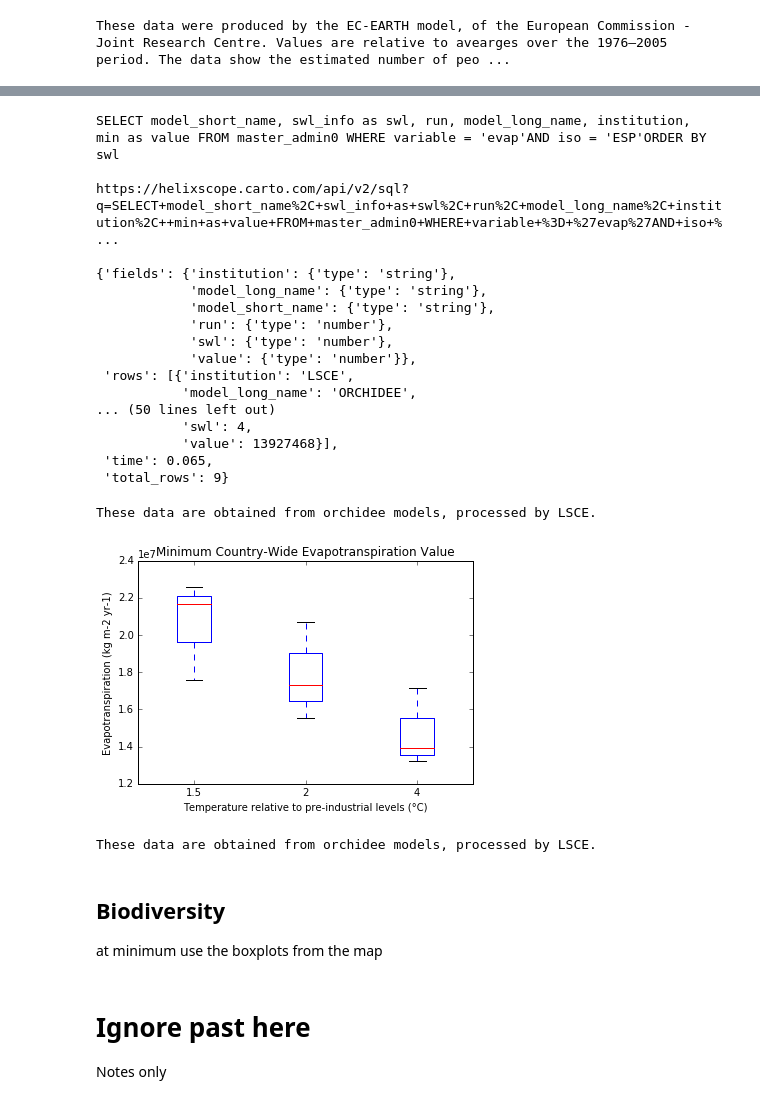
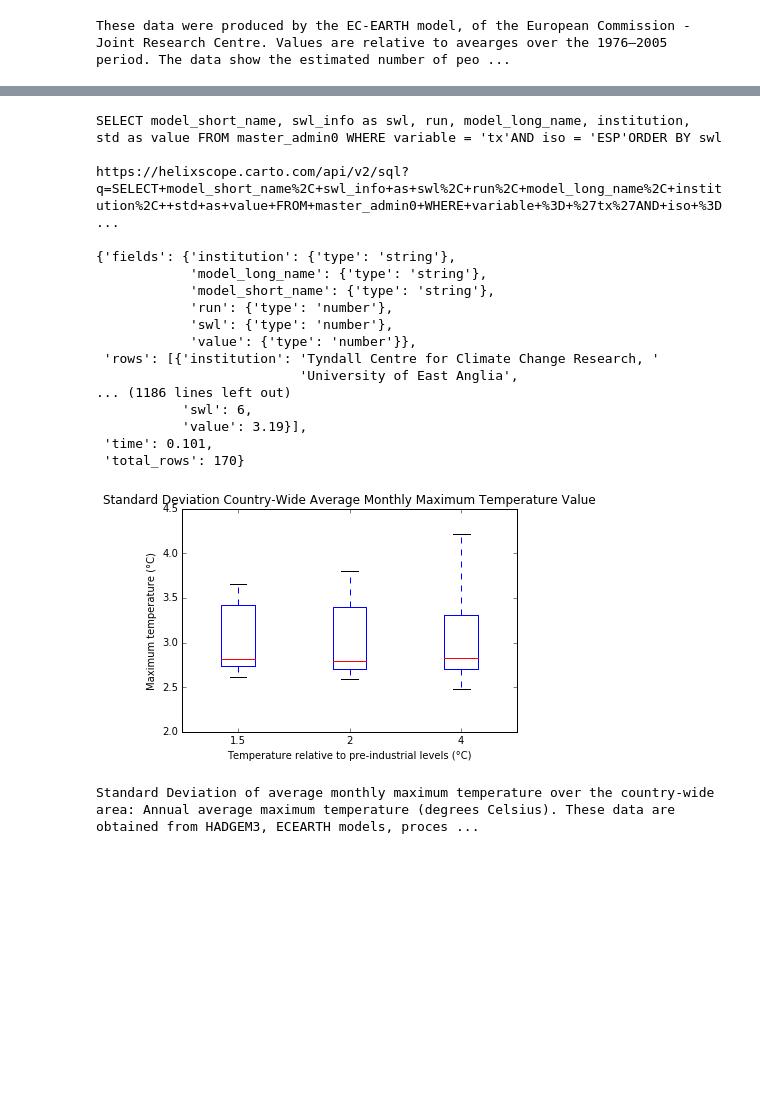
Before and after one commit to Vizzuality/helix-scope-data, a Jupyter notebook: work/backend_examples.ipynb, the cells around one changed output, grey strips where cells are left out. Drawn from its saved outputs; the diff is of its cells as text; code cells hidden in the pictures; blank space fills up the shorter version.

```diff
--- a/work/backend_examples.ipynb
+++ b/work/backend_examples.ipynb
@@ -1221,7 +1264,7 @@ Ecological:
 # %%
 table_name = 'master_admin0'
-var_name = 'evap'      # ['ts','tx','tn', 'pr', 'nbp', 'evap', 'gpp', 'cVeg', 'cSoil']
-attribute = 'min'   # ['max', 'min','mean','std']
+var_name = 'tx'      # ['ts','tx','tn', 'pr', 'nbp', 'evap', 'gpp', 'cVeg', 'cSoil', 'amphibianobiodiversity','amphibiarealbiodiversity','birdnobiodiversity','birdrealbiodiversity','mammalnobiodiversity','mammalrealbiodiversity','reptilenobiodiversity','reptilerealbiodiversity']
+attribute = 'std'   # ['max', 'min','mean','std']
 iso = 'ESP'
 
 query=("SELECT model_short_name, swl_info as swl, run, model_long_name, institution,  {0} as value "
@@ -1241,9 +1284,9 @@ r = requests.get(urlCarto, params=sql)
 print(r.url,'\n')
 pprint.pprint(r.json())
 # %% [output]
-SELECT model_short_name, swl_info as swl, run, model_long_name, institution,  min as value FROM master_admin0 WHERE variable = 'evap'AND iso = 'ESP'ORDER BY swl
+SELECT model_short_name, swl_info as swl, run, model_long_name, institution,  std as value FROM master_admin0 WHERE variable = 'tx'AND iso = 'ESP'ORDER BY swl
 
-https://helixscope.carto.com/api/v2/sql?q=SELECT+model_short_name%2C+swl_info+as+swl%2C+run%2C+model_long_name%2C+institution%2C++min+as+value+FROM+master_admin0+WHERE+variable+%3D+%27evap%27AND+iso+% ...
+https://helixscope.carto.com/api/v2/sql?q=SELECT+model_short_name%2C+swl_info+as+swl%2C+run%2C+model_long_name%2C+institution%2C++std+as+value+FROM+master_admin0+WHERE+variable+%3D+%27tx%27AND+iso+%3D ...
 
 {'fields': {'institution': {'type': 'string'},
             'model_long_name': {'type': 'string'},
@@ -1251,13 +1294,13 @@ https://helixscope.carto.com/api/v2/sql?q=SELECT+model_short_name%2C+swl_info+as
             'run': {'type': 'number'},
             'swl': {'type': 'number'},
             'value': {'type': 'number'}},
- 'rows': [{'institution': 'LSCE',
-           'model_long_name': 'ORCHIDEE',
-... (50 lines left out)
-           'swl': 4,
-           'value': 13927468}],
- 'time': 0.065,
- 'total_rows': 9}
+ 'rows': [{'institution': 'Tyndall Centre for Climate Change Research, '
+                          'University of East Anglia',
+... (1186 lines left out)
+           'swl': 6,
+           'value': 3.19}],
+ 'time': 0.101,
+ 'total_rows': 170}
 # %%
 tmp_categories = []
 tmp_institutes = []
@@ -1265,61 +1308,59 @@ for swl in [1.5, 2, 4]:
     tmp_categories.append(d_by_swl[swl]['categories'])
     tmp_institutes.append(d_by_swl[swl]['institutions'])
 
-
-dynamic_sentence = ("These data are obtained from {} models, processed by {}."
-                    "".format(
-                    ', '.join(list(set(np.array(tmp_categories).flatten()))),
-                    ', '.join(list(set(np.array(tmp_institutes).flatten())))
+dynamic_sentence = ("{0} of {1} over the country-wide area: "
+                    "{2} "
+                    "These data are obtained from {3} models, processed by {4}."
+                    "".format( attribute_jsons[attribute].title(),
+                               short_name_json[var_name].lower(),
+                               long_name_json[var_name],
+                                ', '.join(list(set(list(chain.from_iterable(tmp_categories))))),
+                                ', '.join(list(set(list(chain.from_iterable(tmp_institutes))) ))
                             )
                     )
 
-print(dynamic_sentence)
+#print(dynamic_sentence)
-# %% [output]
-These data are obtained from orchidee models, processed by LSCE.
 # %%
 # Example of constructing the multi-boxplot (which you can re-factor to your language / library of choice)
 d = r.json()
+
+biodiversity_list_for_hack = ['amphibianobiodiversity','amphibiarealbiodiversity','birdnobiodiversity','birdrealbiodiversity','mammalnobiodiversity','mammalrealbiodiversity','reptilenobiodiversity','reptilerealbiodiversity']
 
 d_by_swl = {}
 for swl in [1.5, 2, 4]:
     data = []
     individual_point_labels = []
     categories = []
     institutions = []
     for row in d.get('rows'):
         if row.get('swl') == swl:
-            data.append(row.get('value', None))
+            if var_name in biodiversity_list_for_hack:
+                data.append(row.get('value', None) * 100.)
+            else:
+                data.append(row.get('value', None))
             individual_point_labels.append(row.get('model_long_name'))
             categories.append(row.get('model_short_name'))
             institutions.append(row.get('institution'))
     d_by_swl[swl] = {'categories': categories,
                      'institutions':institutions,
                      'individual_point_labels':individual_point_labels,
                      'data': data,
                     }
 
 
 dynamic_title = "{1} country-wide {0} value".format(short_name_json[var_name],
                                                     attribute_jsons[attribute]).title()
 
 
 # --- PLOTING DEMO ----
 data = [np.array(d_by_swl[1.5]['data']), np.array(d_by_swl[2]['data']), np.array(d_by_swl[4]['data'])]
 plt.boxplot(data, 0, '', 1 )
-plt.xticks([1,2,3],['1.5','2','4'])
+plt.xticks([1, 2, 3],['1.5', '2', '4'])
 plt.title(dynamic_title)
 plt.ylabel(fig_labeles_json[var_name])
 plt.xlabel(fig_labeles_json['swl'])
 plt.show()
-print(dynamic_sentence)  # <-- this should be in more info on click
+print(dynamic_sentence)  # <-- this should be revealed via a more info on click interface
 # %% [output]
-[figure, old version]
+[figure, new version]
-These data are obtained from orchidee models, processed by LSCE.
+Standard Deviation of average monthly maximum temperature over the country-wide area: Annual average maximum temperature (degrees Celsius). These data are obtained from HADGEM3, ECEARTH models, proces ...
-# %% [markdown]
-## Biodiversity
-
-at minimum use the boxplots from the map
-# %% [markdown]
-# Ignore past here
-
-Notes only
```
Also changed, not shown: parts of 8 cells of this notebook, 4 other files.
